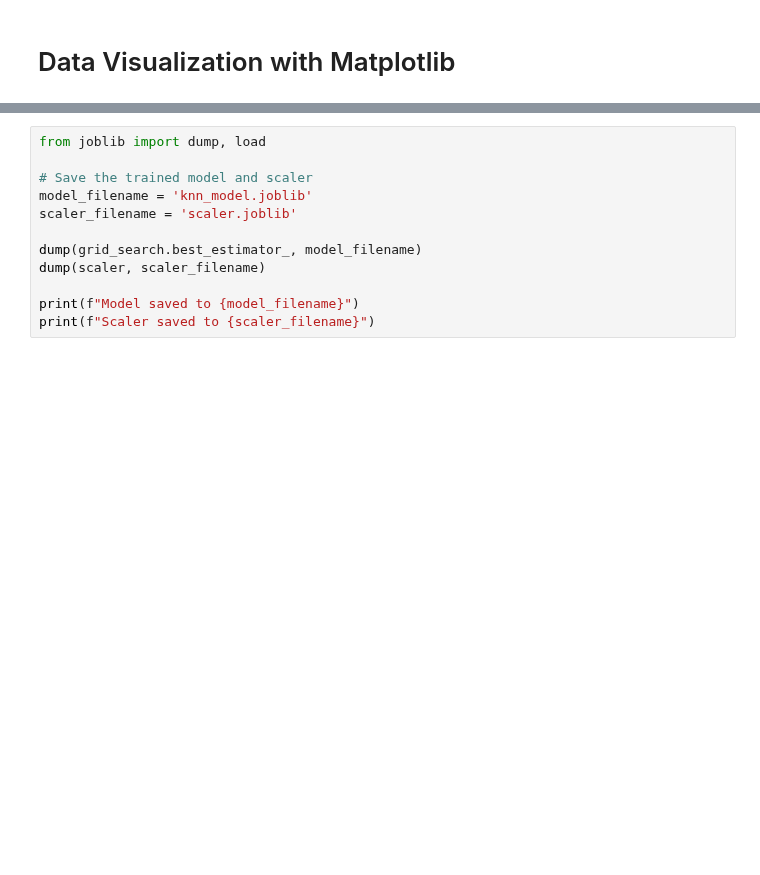
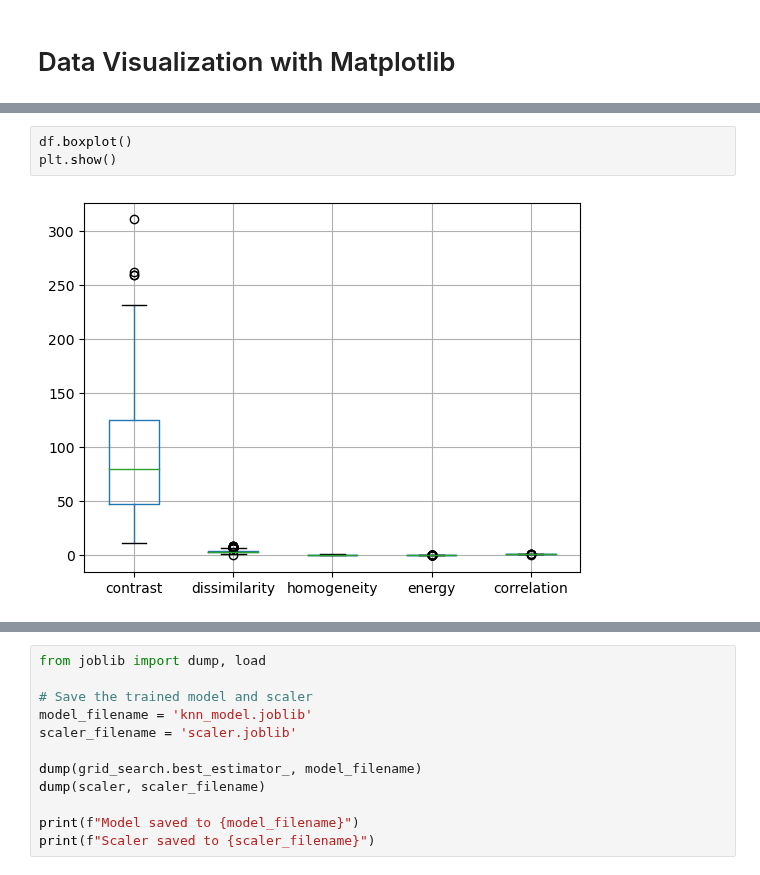
Before and after one commit to Mehdy922/HWCS, a Jupyter notebook: HWCS.ipynb, the cells around one changed output, grey strips where cells are left out. Drawn from its saved outputs; the diff is of its cells as text; blank space fills up the shorter version.

```diff
--- a/HWCS.ipynb
+++ b/HWCS.ipynb
@@ -357,0 +197,5 @@ weighted avg       0.79      0.79      0.79        61
+# %%
+df.boxplot()
+plt.show()
+# %% [output]
+[figure, added]
```
Also changed, not shown: parts of 25 cells of this notebook, 8 other files.
